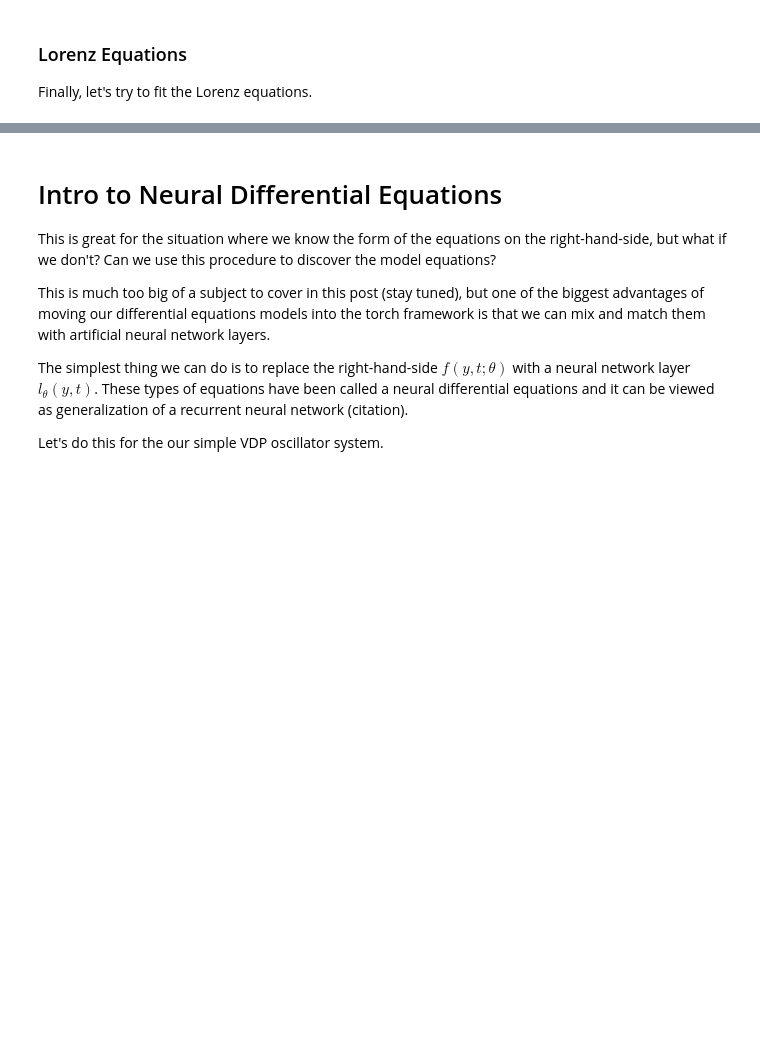
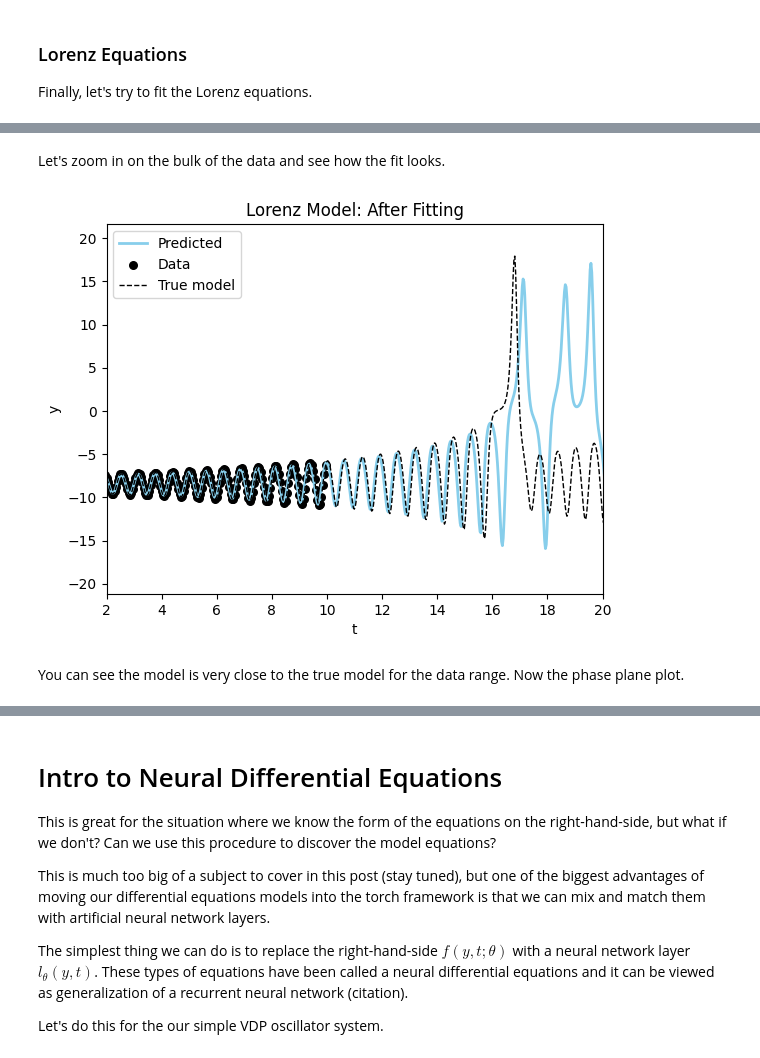
Before and after one commit to khannay/paramfittorchdemo, a Jupyter notebook: nbs/00_training.ipynb, the cells around one changed output, grey strips where cells are left out. Drawn from its saved outputs; the diff is of its cells as text; code cells hidden in the pictures; blank space fills up the shorter version.

```diff
--- a/nbs/00_training.ipynb
+++ b/nbs/00_training.ipynb
@@ -673 +676,13 @@ fig, ax = plot_time_series(model_sim_lorenz, lorenz_model, data_lorenz[0], title
+# %% [markdown]
+Let's zoom in on the bulk of the data and see how the fit looks.
+# %%
+#| eval: false
+#| hide
+
+fig, ax = plot_time_series(model_sim_lorenz, lorenz_model, data_lorenz[0], title = "Lorenz Model: After Fitting");
+ax.set_xlim((2,20));
+# %% [output]
+[figure, added]
+# %% [markdown]
+You can see the model is very close to the true model for the data range. Now the phase plane plot.
 # %%
```
Also changed, not shown: parts of 36 cells of this notebook, 2 other files.
